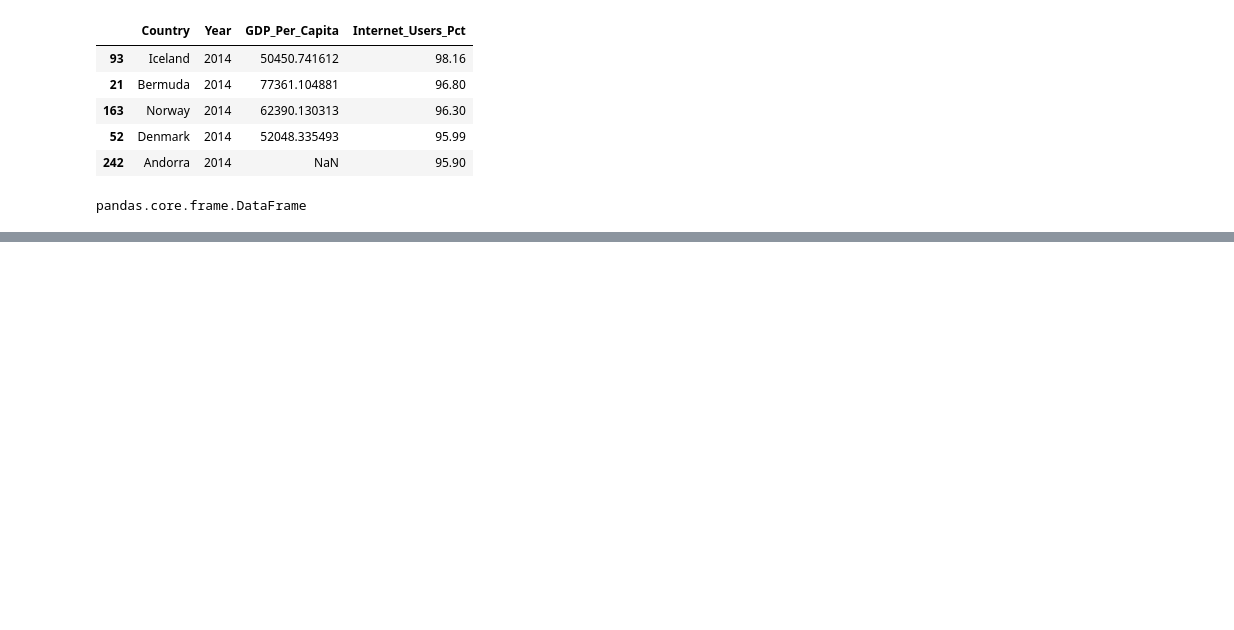
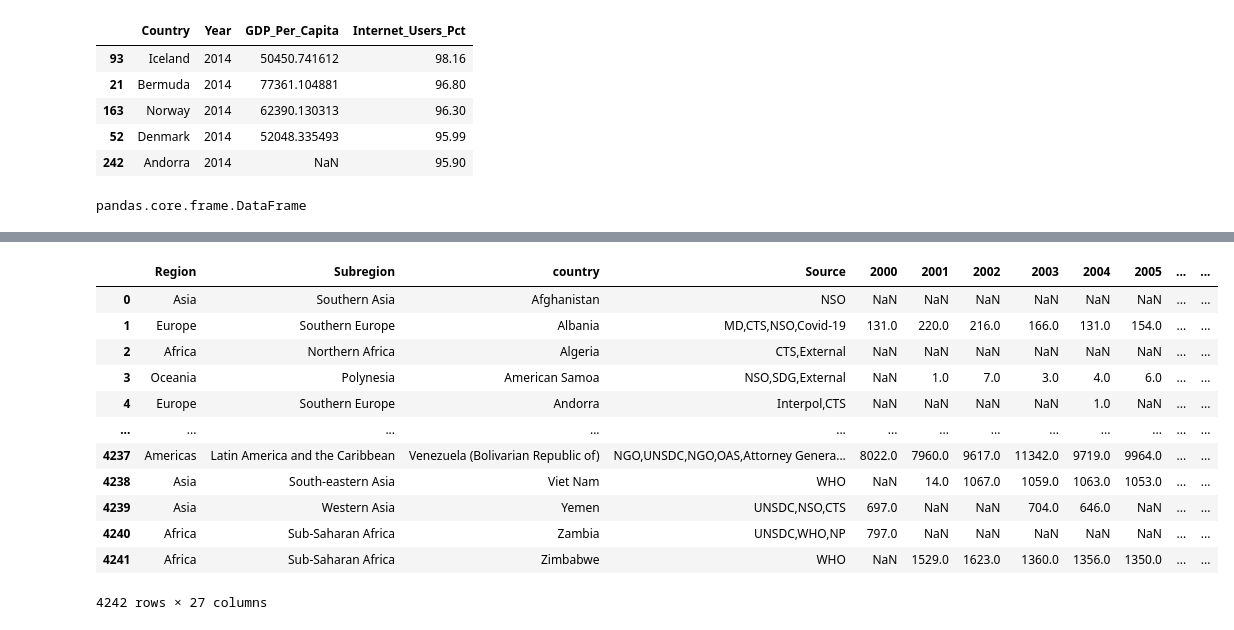
Before and after one commit to KoganScherer37/un_project-KoganScherer37, a Jupyter notebook: notebooks/UN_Project.ipynb, the cells around one changed output, grey strips where cells are left out. Drawn from its saved outputs; the diff is of its cells as text; code cells hidden in the pictures; blank space fills up the shorter version.

```diff
--- a/notebooks/UN_Project.ipynb
+++ b/notebooks/UN_Project.ipynb
@@ -1010,0 +1011,17 @@ memory usage: 72.7+ KB
+# %%
+homicides_df = pd.melt(homicides_df, id_vars = ['Region', 'Subregion', 'country', 'Source','2000', '2001','2002', '2003', '2004','2005','2006','2007','2008','2009','2010', '2011','2012', '2013', '2014','2015','2016','2017','2018','2019','2020'], var_name = 'Year2', value_name = 'Homicide Rate')
+homicides_df
+# %% [output]
+|  | Region | Subregion | country | Source | 2000 | 2001 | 2002 | 2003 | 2004 | 2005 | ... | ... |
+| 0 | Asia | Southern Asia | Afghanistan | NSO | NaN | NaN | NaN | NaN | NaN | NaN | ... | ... |
+| 1 | Europe | Southern Europe | Albania | MD,CTS,NSO,Covid-19 | 131.0 | 220.0 | 216.0 | 166.0 | 131.0 | 154.0 | ... | ... |
+| 2 | Africa | Northern Africa | Algeria | CTS,External | NaN | NaN | NaN | NaN | NaN | NaN | ... | ... |
+| 3 | Oceania | Polynesia | American Samoa | NSO,SDG,External | NaN | 1.0 | 7.0 | 3.0 | 4.0 | 6.0 | ... | ... |
+| 4 | Europe | Southern Europe | Andorra | Interpol,CTS | NaN | NaN | NaN | NaN | 1.0 | NaN | ... | ... |
+| ... | ... | ... | ... | ... | ... | ... | ... | ... | ... | ... | ... | ... |
+| 4237 | Americas | Latin America and the Caribbean | Venezuela (Bolivarian Republic of) | NGO,UNSDC,NGO,OAS,Attorney Genera... | 8022.0 | 7960.0 | 9617.0 | 11342.0 | 9719.0 | 9964.0 | ... | ... |
+| 4238 | Asia | South-eastern Asia | Viet Nam | WHO | NaN | 14.0 | 1067.0 | 1059.0 | 1063.0 | 1053.0 | ... | ... |
+| 4239 | Asia | Western Asia | Yemen | UNSDC,NSO,CTS | 697.0 | NaN | NaN | 704.0 | 646.0 | NaN | ... | ... |
+| 4240 | Africa | Sub-Saharan Africa | Zambia | UNSDC,WHO,NP | 797.0 | NaN | NaN | NaN | NaN | NaN | ... | ... |
+| 4241 | Africa | Sub-Saharan Africa | Zimbabwe | WHO | NaN | 1529.0 | 1623.0 | 1360.0 | 1356.0 | 1350.0 | ... | ... |
+4242 rows × 27 columns
```
Also changed, not shown: parts of 43 cells of this notebook.
